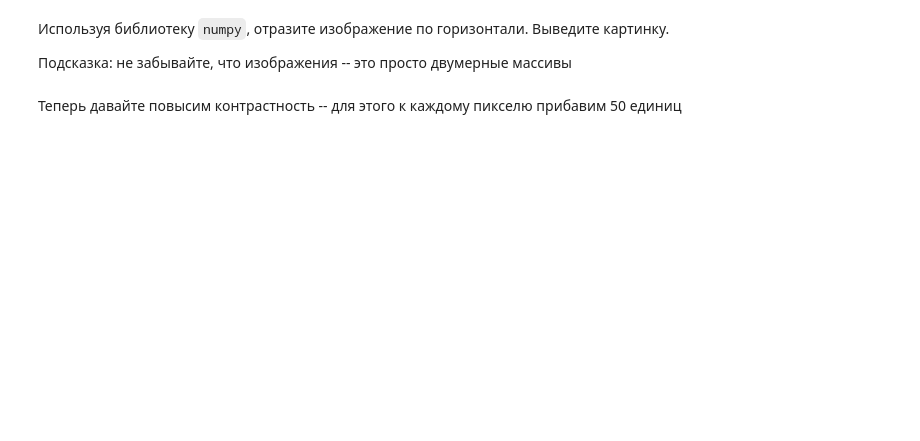
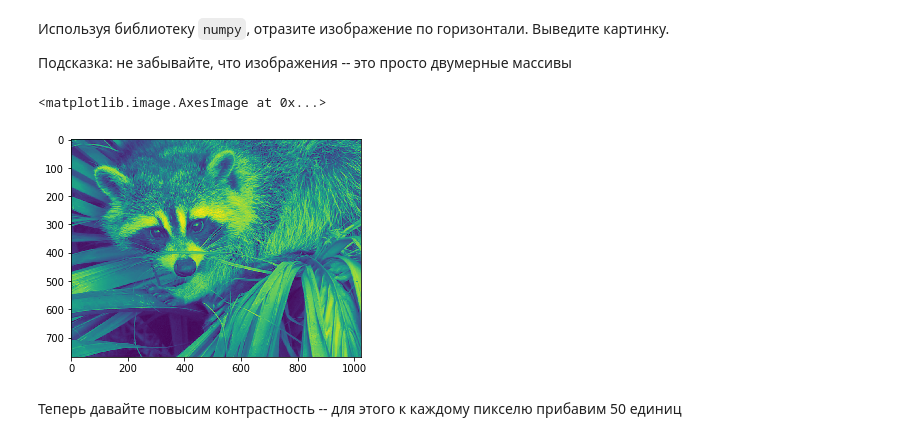
Before and after one commit to Kanareiika/DeepLearningSchool, a Jupyter notebook: 02. Linear Algebra, Numpy/[homework]numpy.ipynb, the cells around one changed output. Saved outputs shown, nothing was run; the diff lists cells and outputs as text; code cells hidden in the pictures; blank space fills up the shorter version.

```diff
--- a/02. Linear Algebra, Numpy/[homework]numpy.ipynb
+++ b/02. Linear Algebra, Numpy/[homework]numpy.ipynb
@@ -324,2 +371,8 @@ h,w=#тут ваш код
+# %%
+pic=pic[::,len(pic[0])::-1]
+plt.imshow(pic)
+# %% [output]
+<matplotlib.image.AxesImage at 0x...>
+[figure, added]
 # %% [markdown]
 Теперь давайте повысим контрастность -- для этого к каждому пикселю прибавим 50 единиц
```
Also changed, not shown: parts of 40 cells of this notebook.
